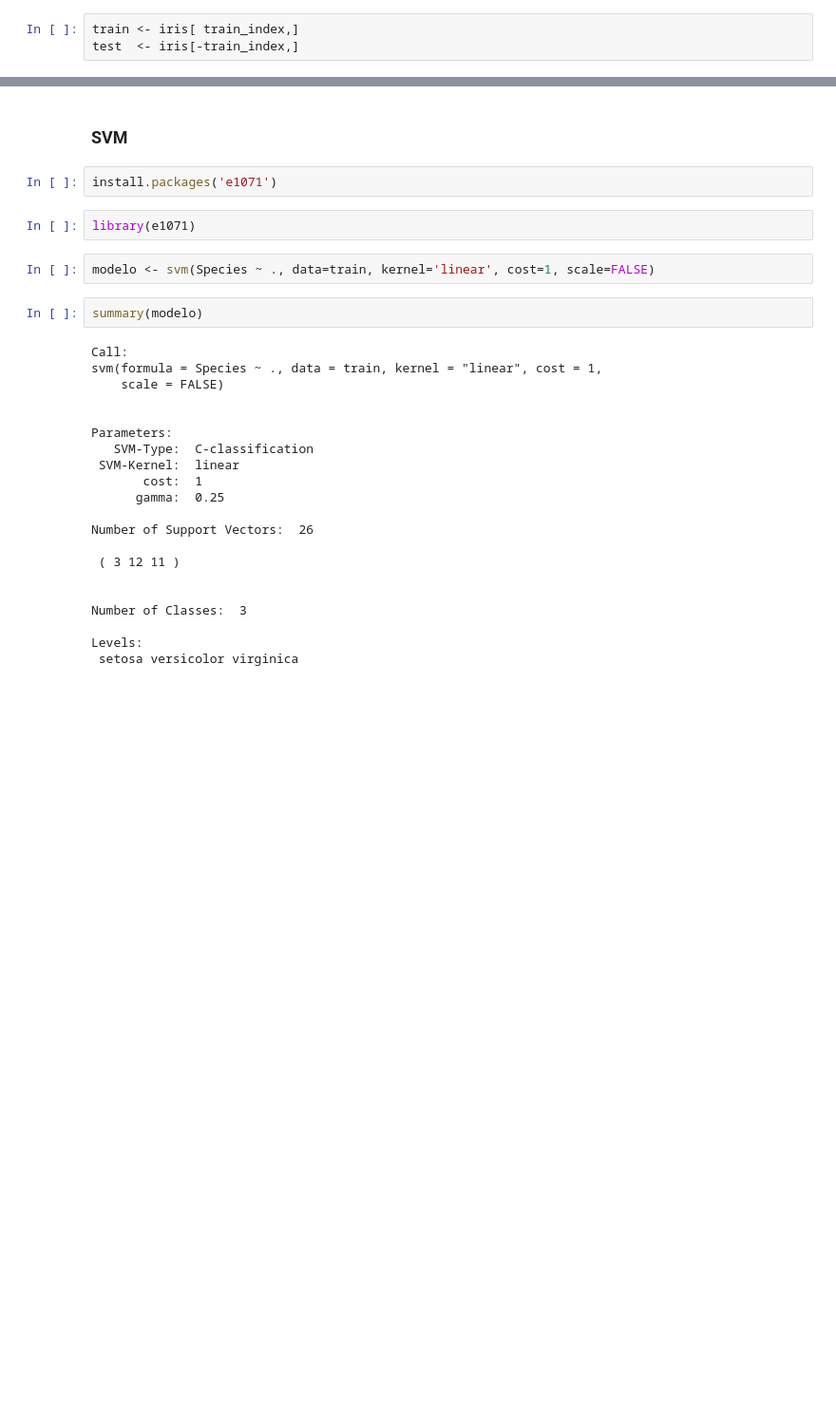
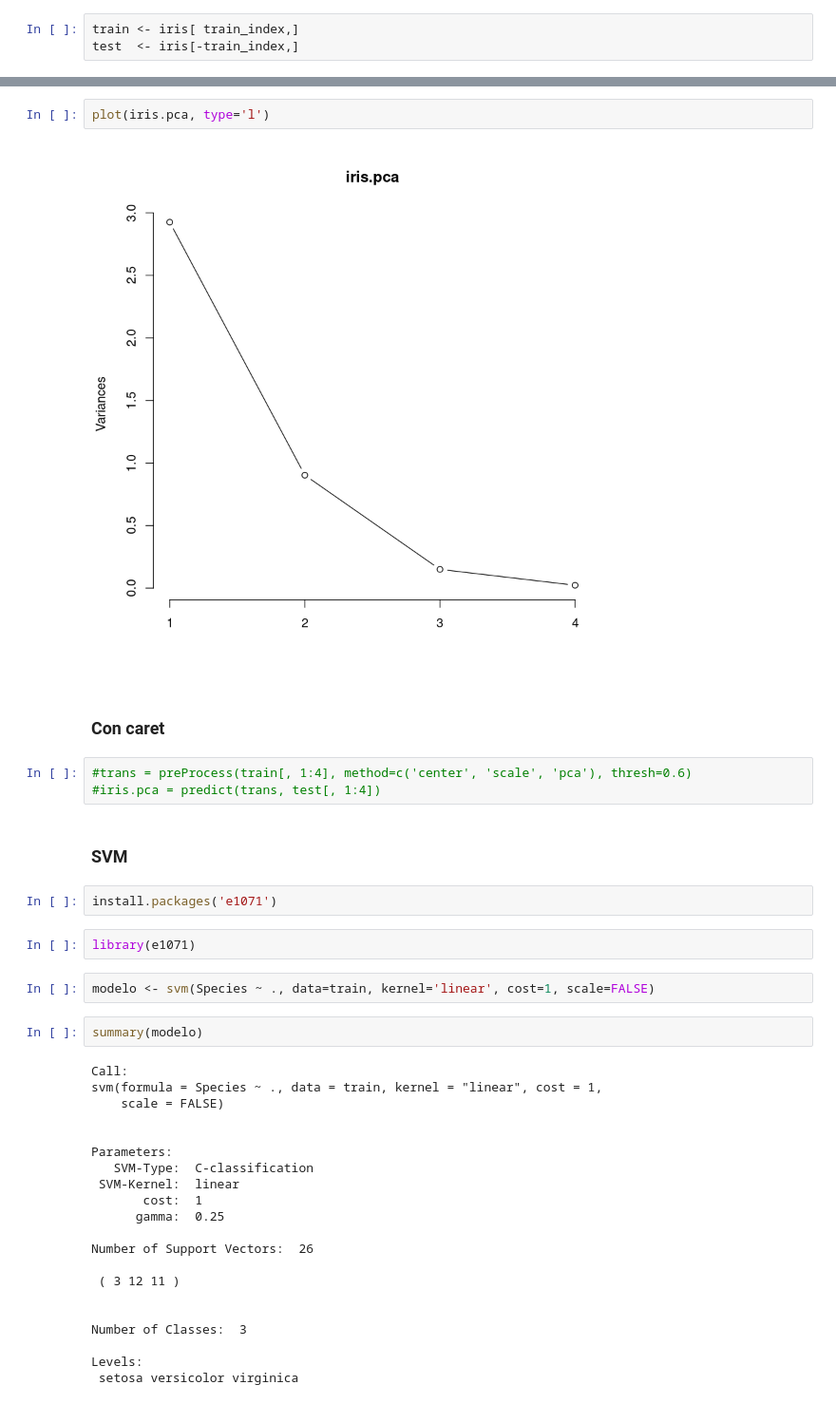
Before and after one commit to matiasbattocchia/clases-aprendizaje-automatico, a Jupyter notebook: Clases R.ipynb, the cells around one changed output, grey strips where cells are left out. Shown: that part at 95% size. Saved outputs shown, nothing was run; the diff lists cells and outputs as text; blank space fills up the shorter version.

```diff
--- a/Clases R.ipynb
+++ b/Clases R.ipynb
@@ -48,3 +49,12 @@ test  <- iris[-train_index,]
+# %%
+plot(iris.pca, type='l')
+# %% [output]
+[figure, added]
+# %% [markdown]
+### Con caret
+# %%
+#trans = preProcess(train[, 1:4], method=c('center', 'scale', 'pca'), thresh=0.6)
+#iris.pca = predict(trans, test[, 1:4])
 # %% [markdown]
 ### SVM
 # %%
```
Also changed, not shown: parts of 10 cells of this notebook.
